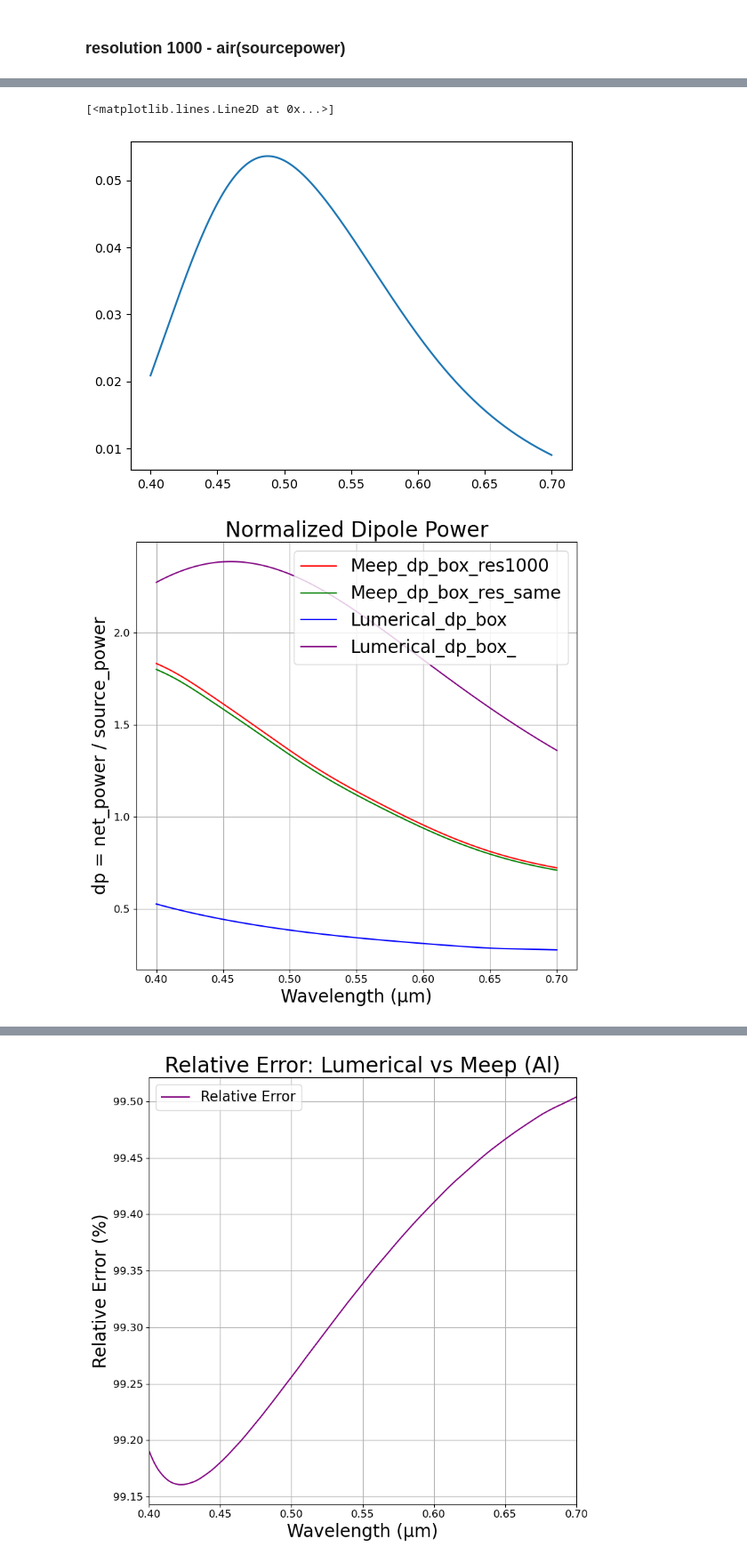
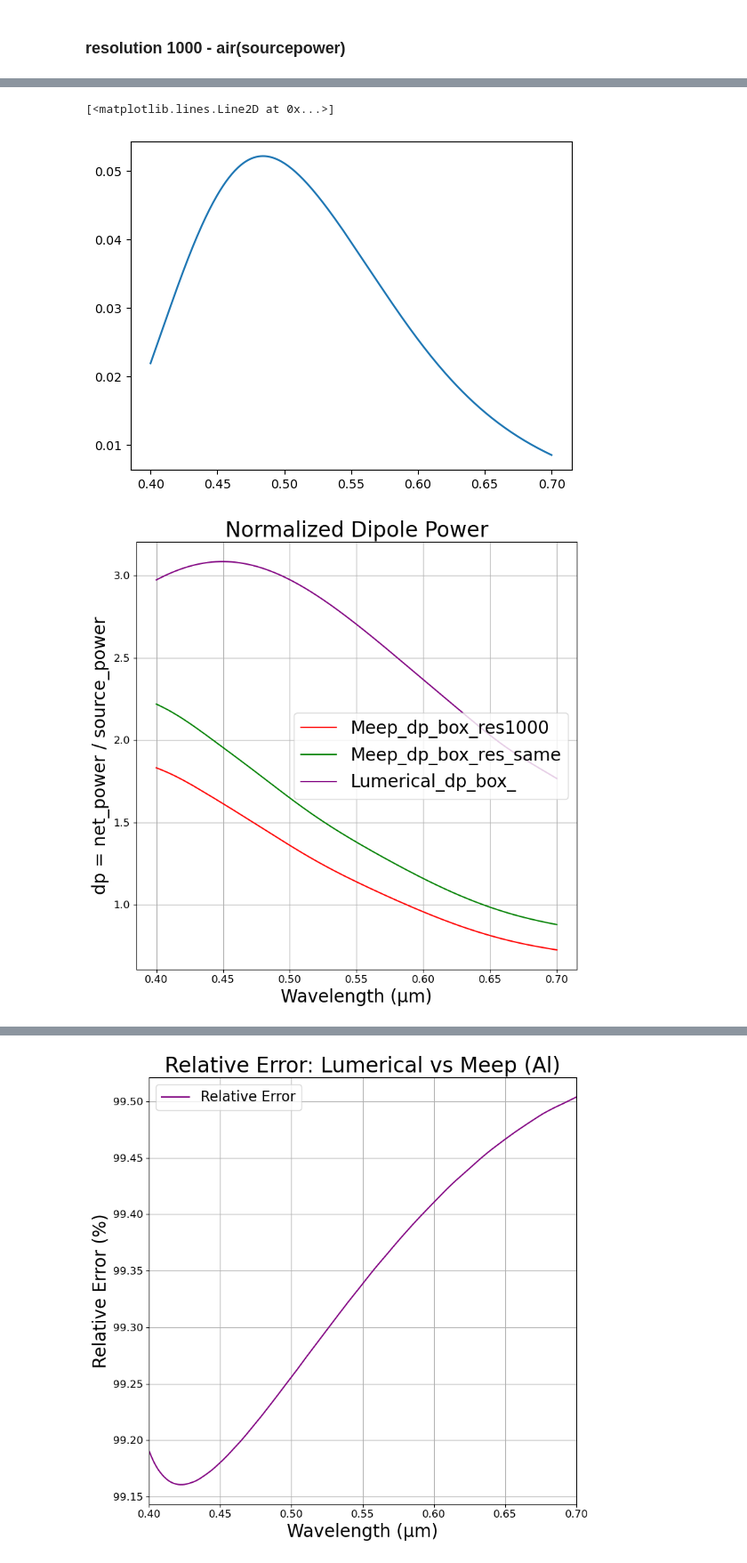
Before and after one commit to M2nion/EIDL, a Jupyter notebook: Tool/Meep/LGD/Meep code/OLED structure/Layer by Layer check/OLED_update_LBL.ipynb, the cells around one changed output, grey strips where cells are left out. Shown at 89% size. Drawn from its saved outputs; the diff is of its cells as text; code cells hidden in the pictures.

```diff
--- a/Tool/Meep/LGD/Meep code/OLED structure/Layer by Layer check/OLED_update_LBL.ipynb
+++ b/Tool/Meep/LGD/Meep code/OLED structure/Layer by Layer check/OLED_update_LBL.ipynb
@@ -127,7 +129,7 @@ boundary_layers = [
     mp.Absorber(thickness=Absorber_layer, direction=mp.X, side=mp.Low),  # 좌측 Absorber,
     mp.Absorber(thickness=Absorber_layer, direction=mp.X, side=mp.High), # 우측 Absorber,
     mp.Absorber(thickness=Absorber_layer, direction=mp.Y, side=mp.High), # 상단 Absorber,
-    mp.Absorber(thickness=0.25, direction=mp.Y, side=mp.Low), # 상단 Absorber,
+    # mp.Absorber(thickness=0.25, direction=mp.Y, side=mp.Low), # 상단 Absorber,
 
 ]
 
@@ -277,7 +279,7 @@ run 0 finished at t = 20.0 (4000 timesteps)
 # %%
 from src_resolution import sourcepower
 
-src_wavelengths, src_power = sourcepower(200)
+src_wavelengths, src_power = sourcepower(100)
 # %% [output]
 -----------
 Initializing structure...
@@ -294,7 +294,7 @@ CSV 파일 저장 완료: sourcepower_res200.csv
 plt.plot(src_wavelengths, net_power_fitting)
 # %% [output]
 [<matplotlib.lines.Line2D at 0x...>]
-[figure, old version]
+[figure, new version]
 # %%
 import numpy as np
 from pathlib import Path
@@ -309,7 +309,7 @@ lumerical = lumerical_data[:, 1]
 import numpy as np
 from pathlib import Path
 
-csv_path = Path("/home/min/EIDL/Tool/Meep/LGD/Meep code/OLED structure/Layer by Layer check/RESOLUTION/al+alq3/Al_alq3100.csv")
+csv_path = Path("/home/min/EIDL/Tool/Meep/LGD/Meep code/OLED structure/Layer by Layer check/RESOLUTION/al+alq3_100_dpp.txt")
 
 # CSV 파일 불러오기
 lumerical_data_com = np.genfromtxt(csv_path, delimiter=",")
@@ -337,32 +337,32 @@ plt.figure(figsize=(8, 8))
 
 # plot 순서
 plt.plot(wavelengths, dp_fitting, label='Meep_dp_box_res1000', color='red')
 plt.plot(wavelengths, dp_fitting_100, label='Meep_dp_box_res_same', color='green')
-plt.plot(wavelengths, lumerical, label='Lumerical_dp_box', color='blue')
+# plt.plot(wavelengths, lumerical, label='Lumerical_dp_box', color='blue')
 plt.plot(wavelengths, lumerical_com, label='Lumerical_dp_box_', color='purple')
 
 # plt.plot(wavelength_sliced_nofunc, Al_power_sliced_nofunc, label='Lumerical dp', color='green')
 
 
 # 축 레이블 (굵게 + 크기 조정)
 plt.xlabel("Wavelength (μm)", fontsize=20)
 plt.ylabel("dp = net_power / source_power", fontsize=20)
 
 # 제목 (굵게 + 크기 조정)
 plt.title("Normalized Dipole Power", fontsize=24)
 
 # 눈금 폰트 크기 조정
 plt.xticks(fontsize=12)
 plt.yticks(fontsize=12)
 
 # 범례 (폰트 크기 조정 + 굵게)
 plt.legend(fontsize=20, frameon=True,)
 
 # 기타 설정
 plt.grid(True)
 plt.tight_layout()
 # plt.ylim([0, 1.5])
 # plt.xlim([0.4, 0.7])
 plt.show()
 # %% [output]
-[figure, old version]
+[figure, new version]
```
Also changed, not shown: parts of 5 cells of this notebook, 15 other files.
